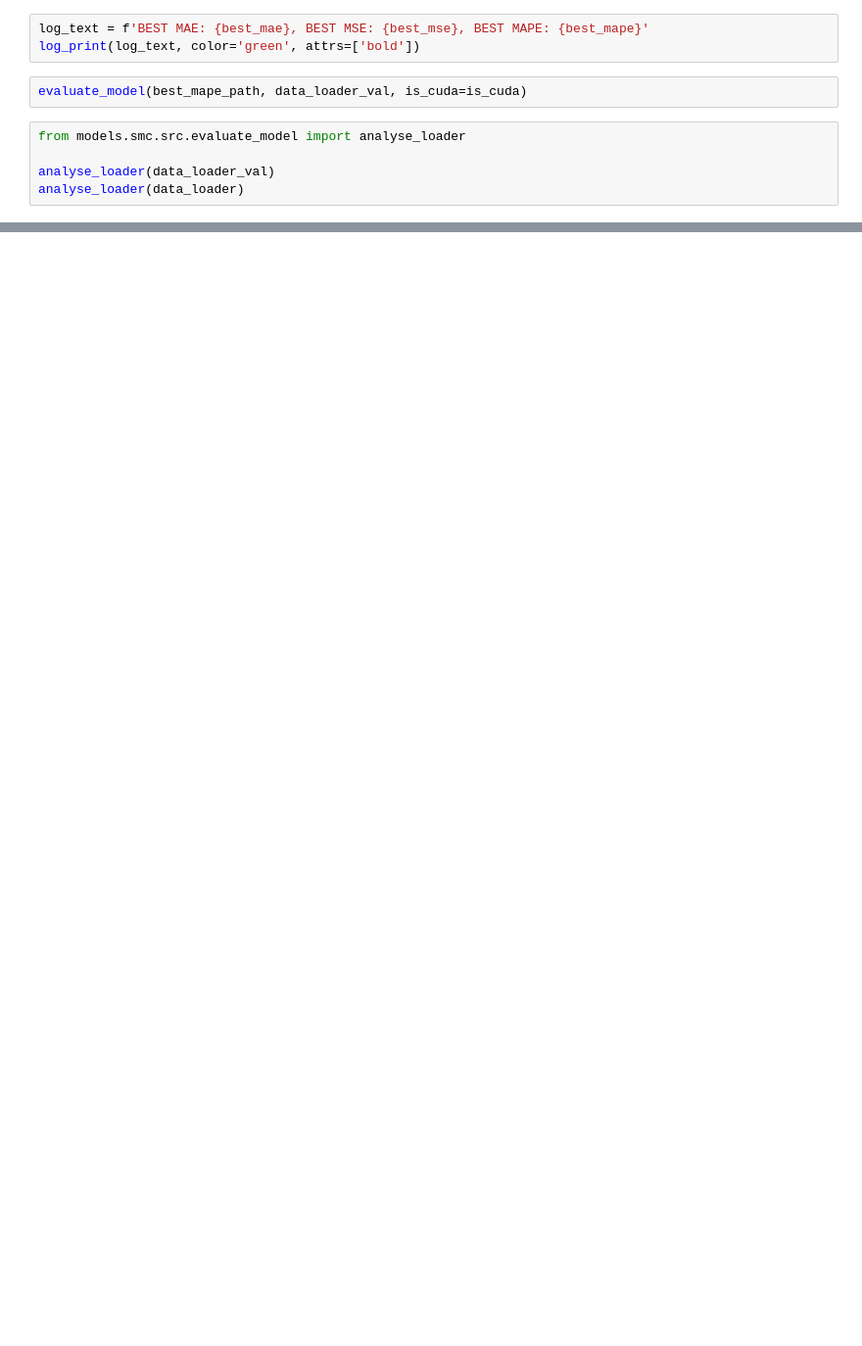
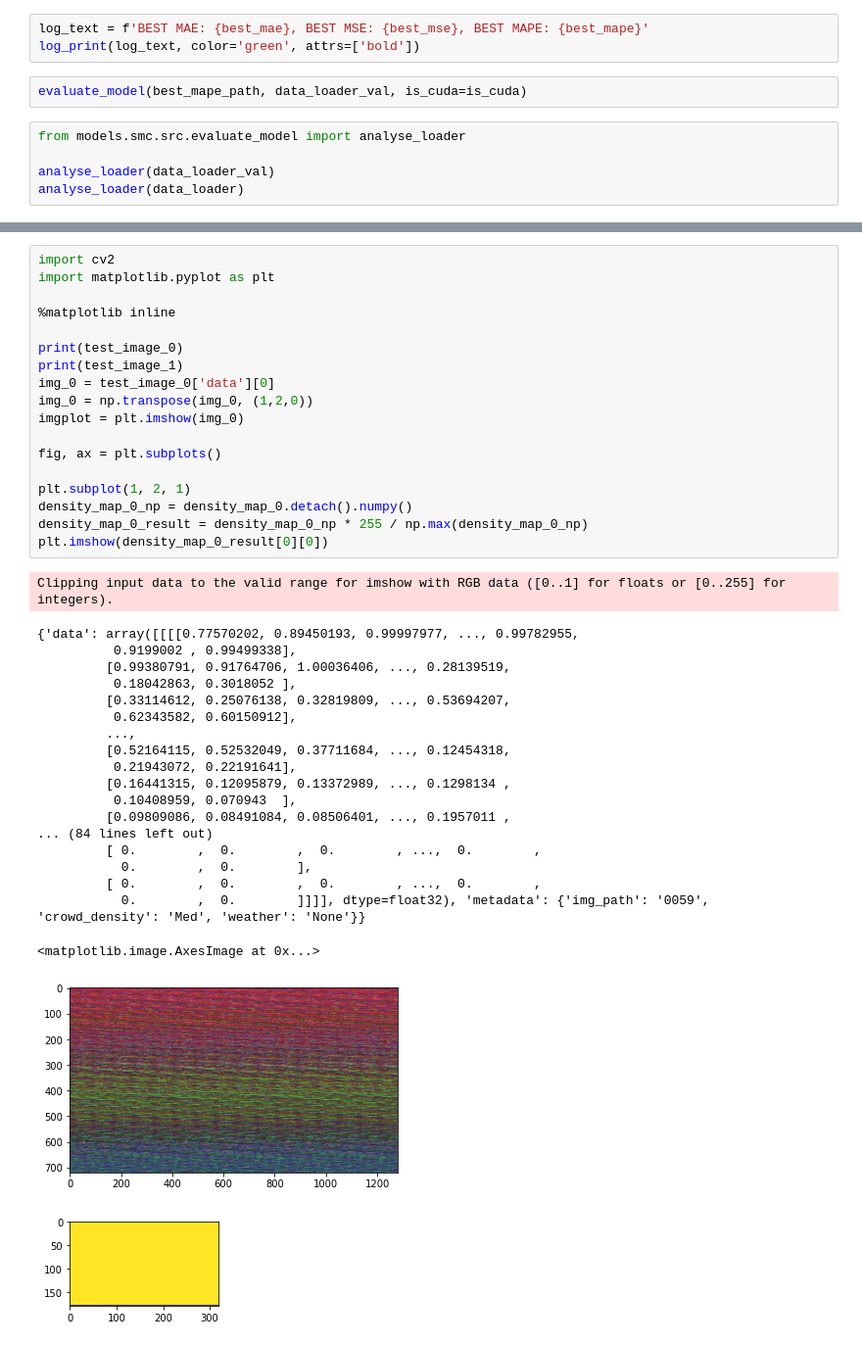
Before and after one commit to CS3244-AY2021-SEM-1/cnn-model, a Jupyter notebook: notebooks/smc-training.ipynb, the cells around one changed output, grey strips where cells are left out. Shown at 98% size. Cells and saved outputs as stored; diff of their text form; blank space fills up the shorter version.

```diff
--- a/notebooks/smc-training.ipynb
+++ b/notebooks/smc-training.ipynb
@@ -418,0 +450,40 @@ save_density_map(density_map_2, output_dir, fname=f'results_2_{cd_string}')
+# %%
+import cv2
+import matplotlib.pyplot as plt
+
+%matplotlib inline
+
+print(test_image_0)
+print(test_image_1)
+img_0 = test_image_0['data'][0]
+img_0 = np.transpose(img_0, (1,2,0))
+imgplot = plt.imshow(img_0)
+
+fig, ax = plt.subplots()
+
+plt.subplot(1, 2, 1)
+density_map_0_np = density_map_0.detach().numpy()
+density_map_0_result = density_map_0_np * 255 / np.max(density_map_0_np)
+plt.imshow(density_map_0_result[0][0])
+# %% [output]
+Clipping input data to the valid range for imshow with RGB data ([0..1] for floats or [0..255] for integers).
+{'data': array([[[[0.77570202, 0.89450193, 0.99997977, ..., 0.99782955,
+          0.9199002 , 0.99499338],
+         [0.99380791, 0.91764706, 1.00036406, ..., 0.28139519,
+          0.18042863, 0.3018052 ],
+         [0.33114612, 0.25076138, 0.32819809, ..., 0.53694207,
+          0.62343582, 0.60150912],
+         ...,
+         [0.52164115, 0.52532049, 0.37711684, ..., 0.12454318,
+          0.21943072, 0.22191641],
+         [0.16441315, 0.12095879, 0.13372989, ..., 0.1298134 ,
+          0.10408959, 0.070943  ],
+         [0.09809086, 0.08491084, 0.08506401, ..., 0.1957011 ,
+... (84 lines left out)
+         [ 0.        ,  0.        ,  0.        , ...,  0.        ,
+           0.        ,  0.        ],
+         [ 0.        ,  0.        ,  0.        , ...,  0.        ,
+           0.        ,  0.        ]]]], dtype=float32), 'metadata': {'img_path': '0059', 'crowd_density': 'Med', 'weather': 'None'}}
+<matplotlib.image.AxesImage at 0x...>
+[figure, added]
+[figure, added]
```
Also changed, not shown: parts of 6 cells of this notebook.
